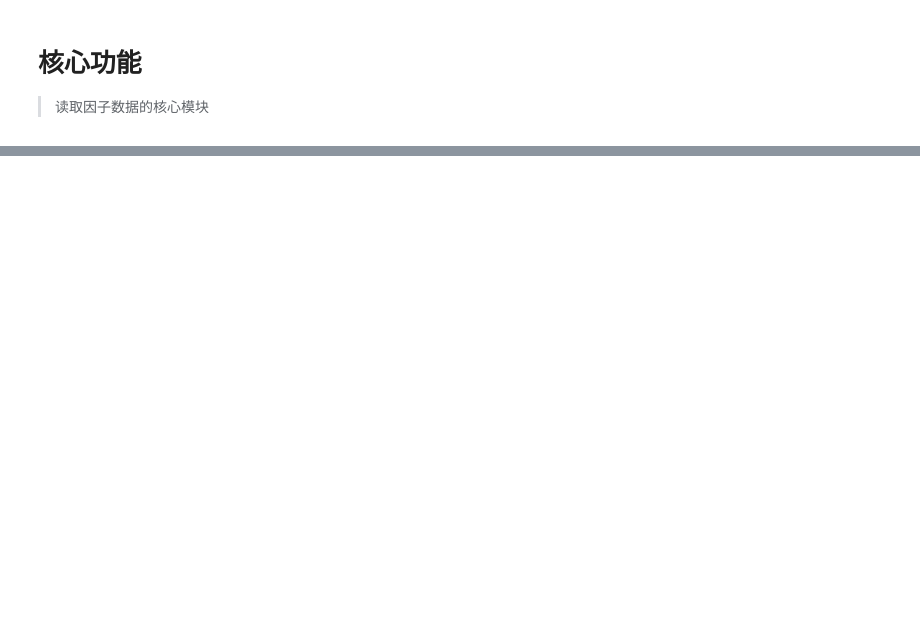
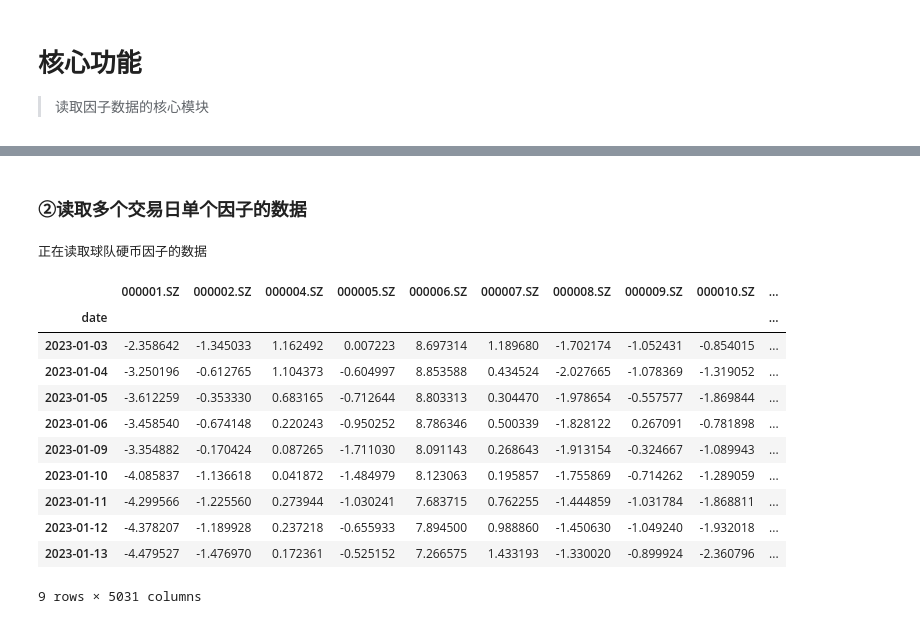
Before and after one commit to chen-001/factor_reader, a Jupyter notebook: nbs/factor_reader_core.ipynb, the cells around one changed output, grey strips where cells are left out. Saved outputs shown, nothing was run; the diff lists cells and outputs as text; code cells hidden in the pictures; blank space fills up the shorter version.

```diff
--- a/nbs/factor_reader_core.ipynb
+++ b/nbs/factor_reader_core.ipynb
@@ -195,0 +349,2 @@ def read_factor(
+# %%
+token='eyJhbGciOiJIUzUxMiIsImlhdCI6MTY3NDM5OTUyNSwiZXhwIjoxNzA1OTM1NDgwfQ.eyJpZCI6ImNoZW56b25nd2VpIn0.qF3sSmaBl5XAndzOg1FcBy0A4ztx8zBAOPWfPeVNKZWntcPugKzCnfRgWbQDps-ZtqhnL8fiEwEFWwM9vpwwpg' #|hide_line
@@ -195,0 +353,2 @@ def read_factor(
+# %%
+fr=FactorReader(token=token) # 初始化一个FactorReader对象，输入token，连接因子数据库
@@ -195,0 +393,18 @@ def read_factor(
+# %% [markdown]
+### ②读取多个交易日单个因子的数据
+# %%
+fr.read_factor('球队硬币',start_date=20230101,end_date=20230113) # 读取球队硬币因子从2023年1月1日至2023年1月13日的因子数据
+# %% [output]
+正在读取球队硬币因子的数据
+|  | 000001.SZ | 000002.SZ | 000004.SZ | 000005.SZ | 000006.SZ | 000007.SZ | 000008.SZ | 000009.SZ | 000010.SZ | ... |
+| date |  |  |  |  |  |  |  |  |  | ... |
+| 2023-01-03 | -2.358642 | -1.345033 | 1.162492 | 0.007223 | 8.697314 | 1.189680 | -1.702174 | -1.052431 | -0.854015 | ... |
+| 2023-01-04 | -3.250196 | -0.612765 | 1.104373 | -0.604997 | 8.853588 | 0.434524 | -2.027665 | -1.078369 | -1.319052 | ... |
+| 2023-01-05 | -3.612259 | -0.353330 | 0.683165 | -0.712644 | 8.803313 | 0.304470 | -1.978654 | -0.557577 | -1.869844 | ... |
+| 2023-01-06 | -3.458540 | -0.674148 | 0.220243 | -0.950252 | 8.786346 | 0.500339 | -1.828122 | 0.267091 | -0.781898 | ... |
+| 2023-01-09 | -3.354882 | -0.170424 | 0.087265 | -1.711030 | 8.091143 | 0.268643 | -1.913154 | -0.324667 | -1.089943 | ... |
+| 2023-01-10 | -4.085837 | -1.136618 | 0.041872 | -1.484979 | 8.123063 | 0.195857 | -1.755869 | -0.714262 | -1.289059 | ... |
+| 2023-01-11 | -4.299566 | -1.225560 | 0.273944 | -1.030241 | 7.683715 | 0.762255 | -1.444859 | -1.031784 | -1.868811 | ... |
+| 2023-01-12 | -4.378207 | -1.189928 | 0.237218 | -0.655933 | 7.894500 | 0.988860 | -1.450630 | -1.049240 | -1.932018 | ... |
+| 2023-01-13 | -4.479527 | -1.476970 | 0.172361 | -0.525152 | 7.266575 | 1.433193 | -1.330020 | -0.899924 | -2.360796 | ... |
+9 rows × 5031 columns
```
Also changed, not shown: parts of 24 cells of this notebook, 5 other files.
